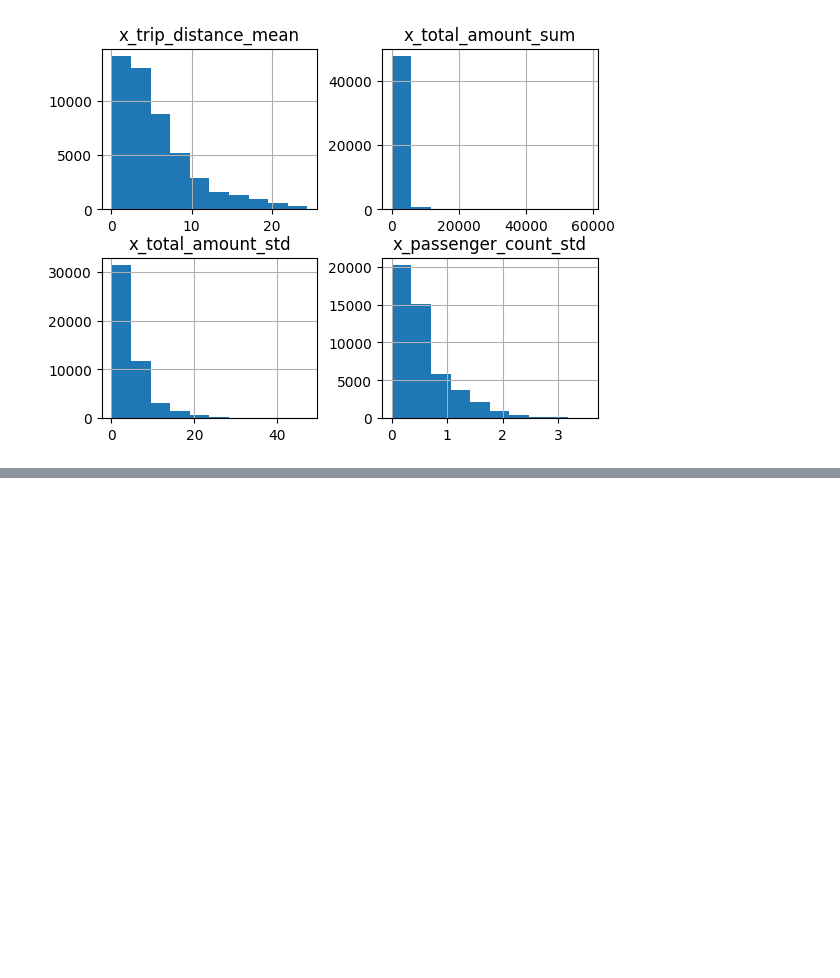
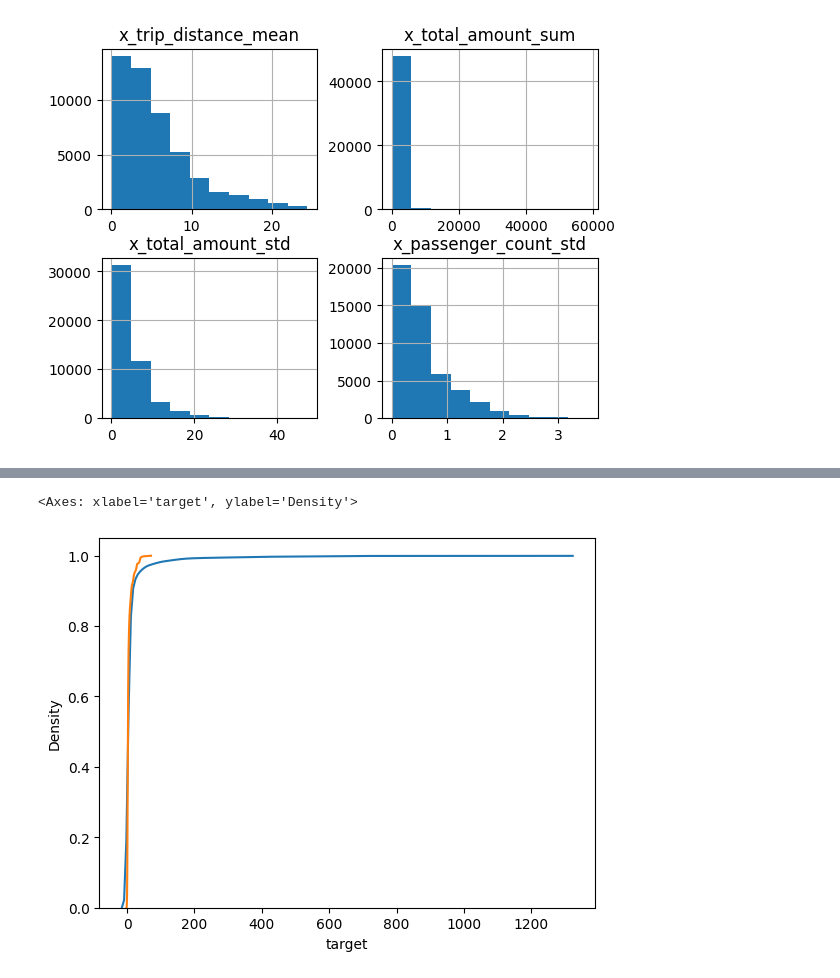
Before and after one commit to JGFuentesC/tsc_2024_1, a Jupyter notebook: practicas/ML para regresión.ipynb, the cells around one changed output, grey strips where cells are left out. Cells and saved outputs as stored; diff of their text form; code cells hidden in the pictures; blank space fills up the shorter version.

```diff
--- a/practicas/ML para regresión.ipynb
+++ b/practicas/ML para regresión.ipynb
@@ -319,0 +418,7 @@ array([[<Axes: title={'center': 'x_trip_distance_mean'}>,
+# %%
+
+sns.kdeplot(valid['target'],label='real',cumulative=True)
+sns.kdeplot(valid['y^'],label='pred',cumulative=True)
+# %% [output]
+<Axes: xlabel='target', ylabel='Density'>
+[figure, added]
```
Also changed, not shown: parts of 38 cells of this notebook, 1 other file.
